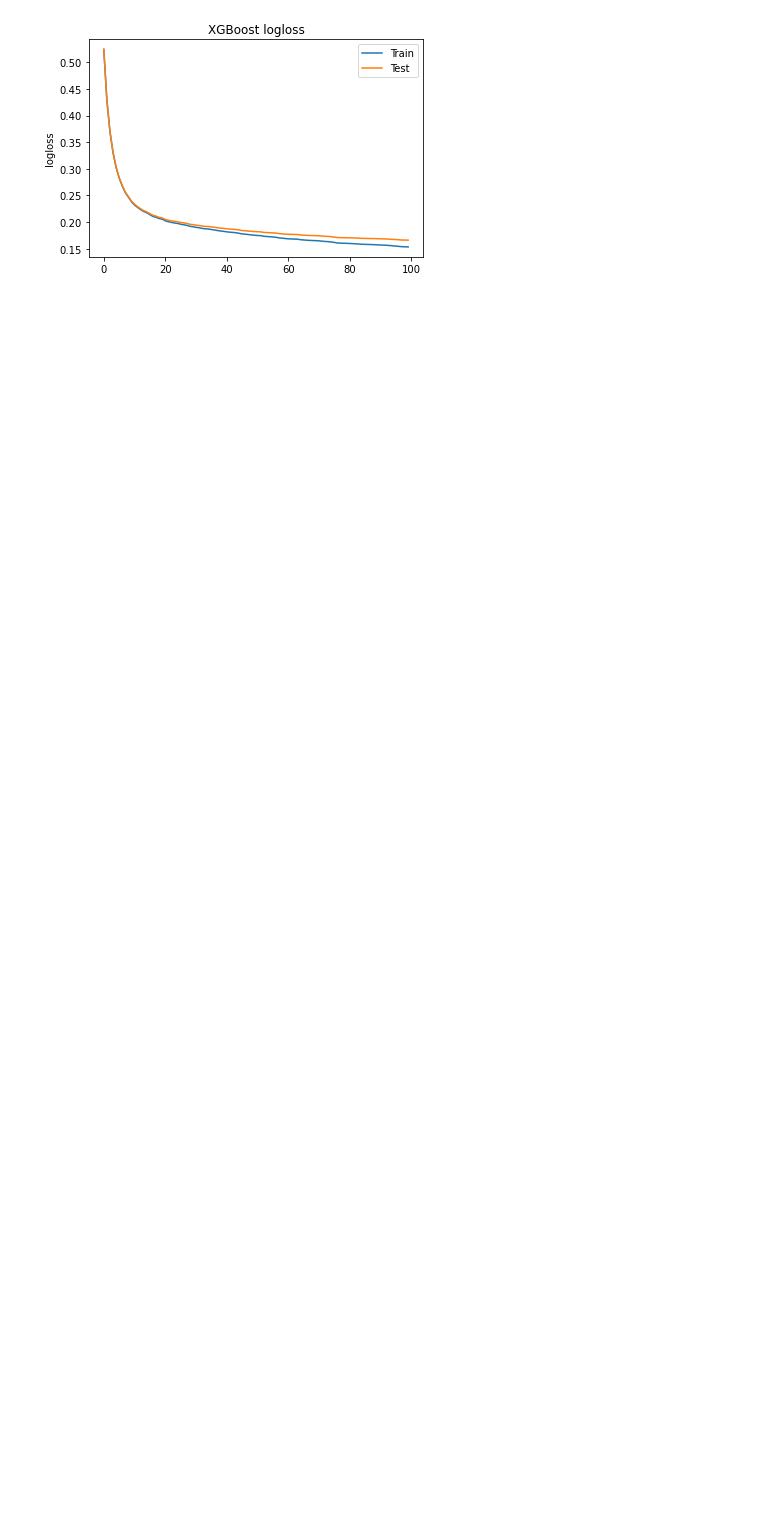
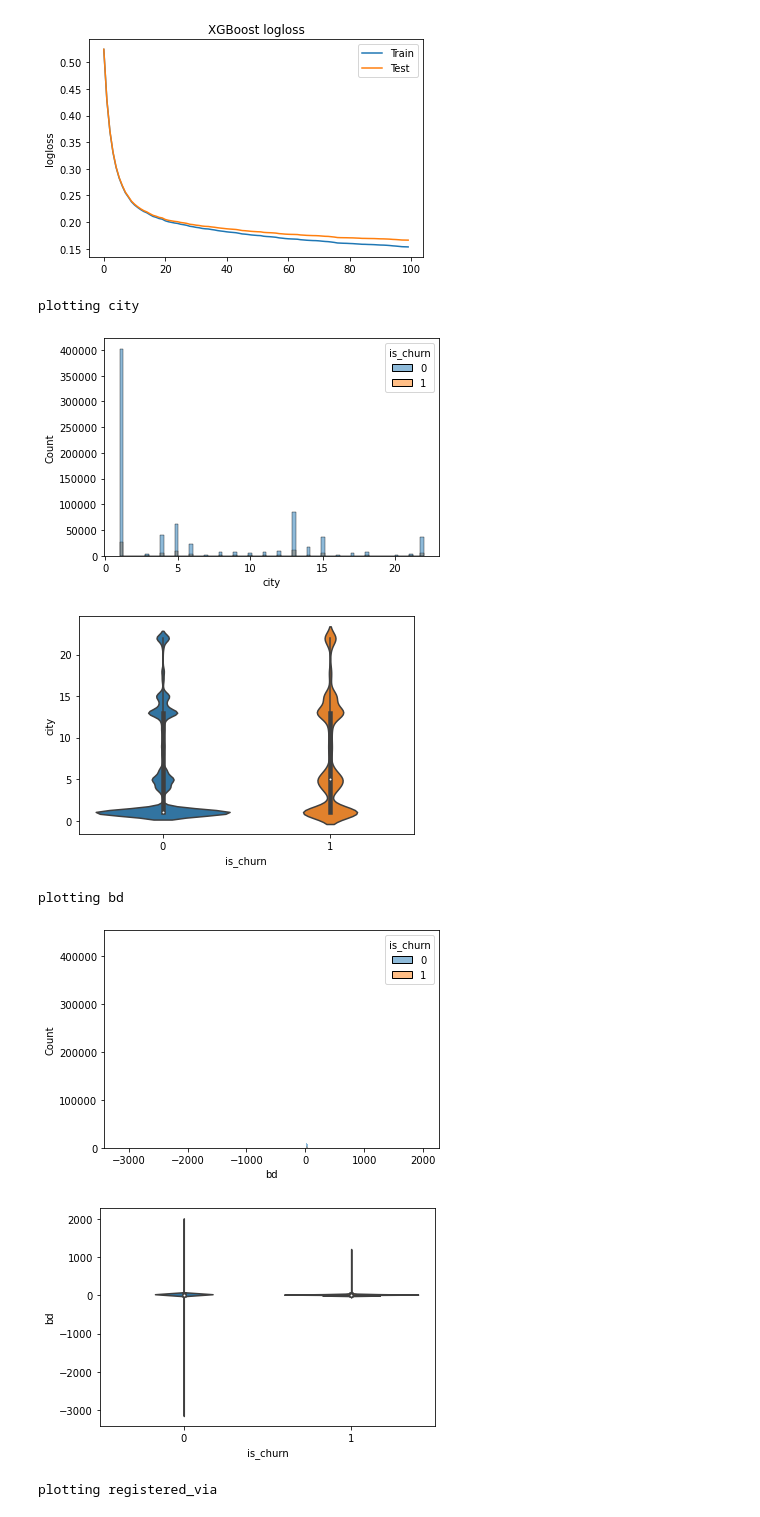
Before and after one commit to webermat/PrivateProjects, a Jupyter notebook: kkbox_churn/KKBox_ChurnStudies.ipynb, the cells around one changed output. Saved outputs shown, nothing was run; the diff lists cells and outputs as text; code cells hidden in the pictures; blank space fills up the shorter version.

```diff
--- a/kkbox_churn/KKBox_ChurnStudies.ipynb
+++ b/kkbox_churn/KKBox_ChurnStudies.ipynb
@@ -23,8 +23,15 @@ import plotly.io as pio
 
 import matplotlib.pyplot as plt
 # %%
+#there are issues with the 'tot_secs','std_tot_secs','mean_tot_secs' columns with values going into large negative values
+#maybe an accuracy issue when summing up too large numbers going into overflow
+#take them out for now, maybe it could also work taking out outliers, median and q25, q75 values
+#seem to make sense so keep them at the moment
+
+
 df_user_all_info_agg_for_model=pd.read_csv("df_user_log__transfer__membership__aggregated_per_user__training_members.csv")
-df_user_all_info_agg_for_model=df_user_all_info_agg_for_model.drop(columns=["Unnamed: 0"])
+df_user_all_info_agg_for_model=df_user_all_info_agg_for_model.drop(columns=["Unnamed: 0",
+                                                                           'tot_secs','std_tot_secs','mean_tot_secs',])
 
 for col in df_user_all_info_agg_for_model.columns:
     print(col,'na/dtype',df_user_all_info_agg_for_model[col].isna().sum(),df_user_all_info_agg_for_model[col].dtype)
@@ -120,7 +127,8 @@ X_train
 df_user_all_info_agg_for_model_sel=df_user_all_info_agg_for_model[df_user_all_info_agg_for_model['n_active_days']>1]
 
 y_sel=df_user_all_info_agg_for_model_sel["is_churn"]
-X_sel=df_user_all_info_agg_for_model_sel.drop(columns=["msno",'is_churn','city','bd','gender','max_date_trans',
+X_sel=df_user_all_info_agg_for_model_sel.drop(columns=[
+                                                 'msno','is_churn','city','bd','gender','max_date_trans',
                                                  'min_date_trans','max_memb_exp','last_date_active',
                                                  'num_breaks_members_exp_trans','num_breaks_30plus_days',
                                                  'min_delta_members_exp_prev_trans_date','max_delta_members_exp_prev_trans_date',
@@ -242,3 +250,32 @@ plt.title('XGBoost logloss')
 plt.show()
 # %% [output]
 [figure]
+# %%
+from pandas.api.types import is_numeric_dtype
+
+df_plot=df_user_all_info_agg_for_model.drop(columns=['max_date_trans',
+                                                 'min_date_trans','max_memb_exp','last_date_active',
+                                                 'registration_init_time','registration_init_time_as_dt',
+                                                 'last_auto_renew_transaction','first_auto_renew_transaction',
+                                                 'last_cancel_membership_expire_date',
+                                                 'first_cancel_membership_expire_date','last_auto_renew_transaction'])
+
+df_sel=df_plot[df_plot['n_active_days']>1]
+
+for col in df_sel.columns:
+    #max_paid_date_break_in_days
+    if is_numeric_dtype(df_sel[col]):
+        print("plotting",col)
+        sns.histplot(hue="is_churn", x=col, data=df_sel,alpha=0.5)
+        plt.show()
+        #sns.violinplot(x="Segment_FM", y=df_user_cat_imp["min_paid_date_break_in_days"], data=df_user_cat_imp[df_user_cat_imp["pay_duration_in_days"]!=0])ab
+        sns.violinplot(x="is_churn", y=df_sel[col], data=df_sel)
+        plt.show()
+# %% [output]
+plotting city
+[figure, added]
+[figure, added]
+plotting bd
+[figure, added]
+[figure, added]
+plotting registered_via
```
Also changed, not shown: parts of 8 cells of this notebook, 1 other file.
